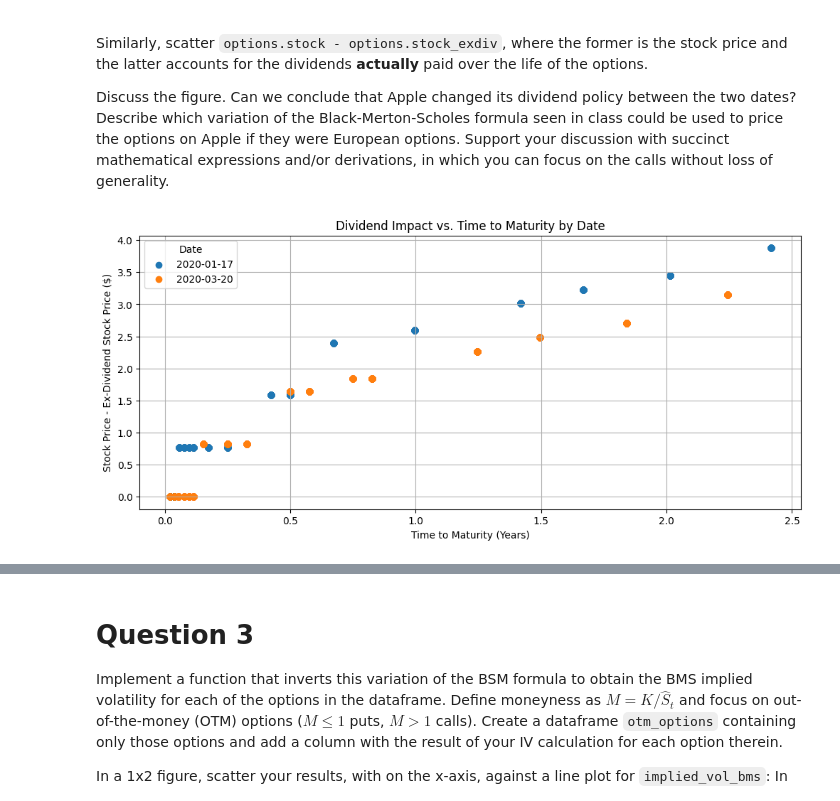
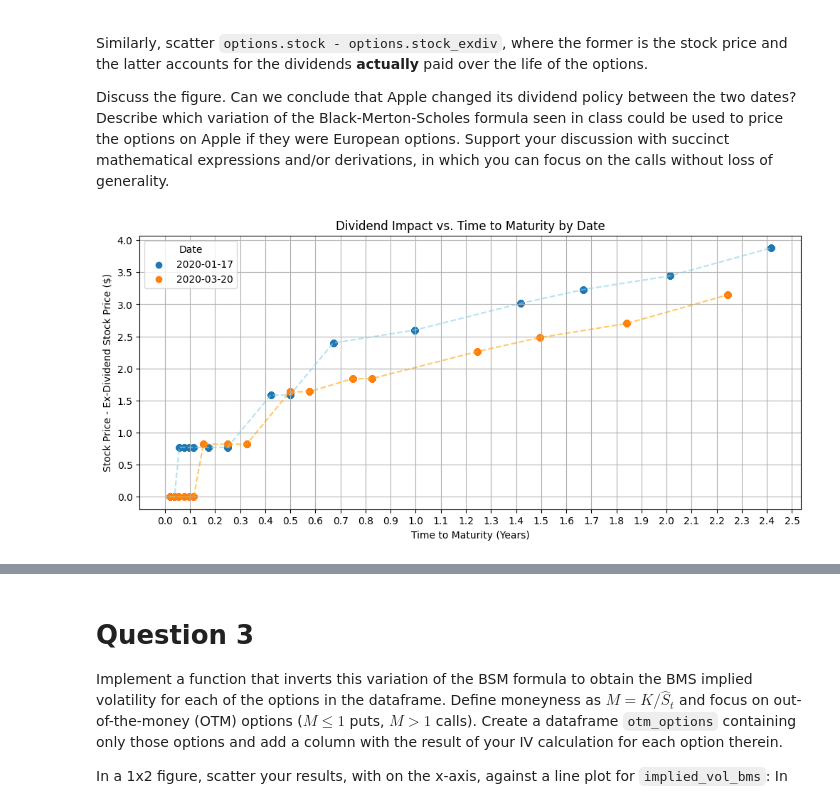
Before and after one commit to navid-nb/MSc_Derivatives_Project1, a Jupyter notebook: 202510-assignment1-en.ipynb, the cells around one changed output, grey strips where cells are left out. Cells and saved outputs as stored; diff of their text form; code cells hidden in the pictures.

```diff
--- a/202510-assignment1-en.ipynb
+++ b/202510-assignment1-en.ipynb
@@ -193,13 +191,16 @@ Similarly, scatter `options.stock - options.stock_exdiv`, where the former is th
 Discuss the figure. Can we conclude that Apple changed its dividend policy between the two dates? Describe which variation of the Black-Merton-Scholes formula seen in class could be used to price the options on Apple if they were European options. Support your discussion with succinct mathematical expressions and/or derivations, in which you can focus on the calls without loss of generality.
 # %%
 plt.figure(figsize=(12, 5))
+plt.xticks(np.arange(0, max(options1['YTM'].max(), options2['YTM'].max()) + 0.1, 0.1))
 plt.scatter(options1['YTM'], options1['stock_price'] - options1['stock_exdiv'], color='tab:blue', label='2020-01-17')
 plt.scatter(options2['YTM'], options2['stock_price'] - options2['stock_exdiv'], color='tab:orange', label='2020-03-20')
+plt.plot(options1['YTM'],options1['stock_price'] - options1['stock_exdiv'],color='skyblue',linestyle='--',alpha=0.6)
+plt.plot(options2['YTM'],options2['stock_price'] - options2['stock_exdiv'],color='orange',linestyle='--',alpha=0.6)
 plt.xlabel('Time to Maturity (Years)')
 plt.ylabel('Stock Price - Ex-Dividend Stock Price ($)')
 plt.title('Dividend Impact vs. Time to Maturity by Date')
 plt.legend(title='Date')
 plt.grid(True)
 plt.show()
 # %% [output]
-[figure, old version]
+[figure, new version]
```
Also changed, not shown: parts of 7 cells of this notebook, 2 other files.
